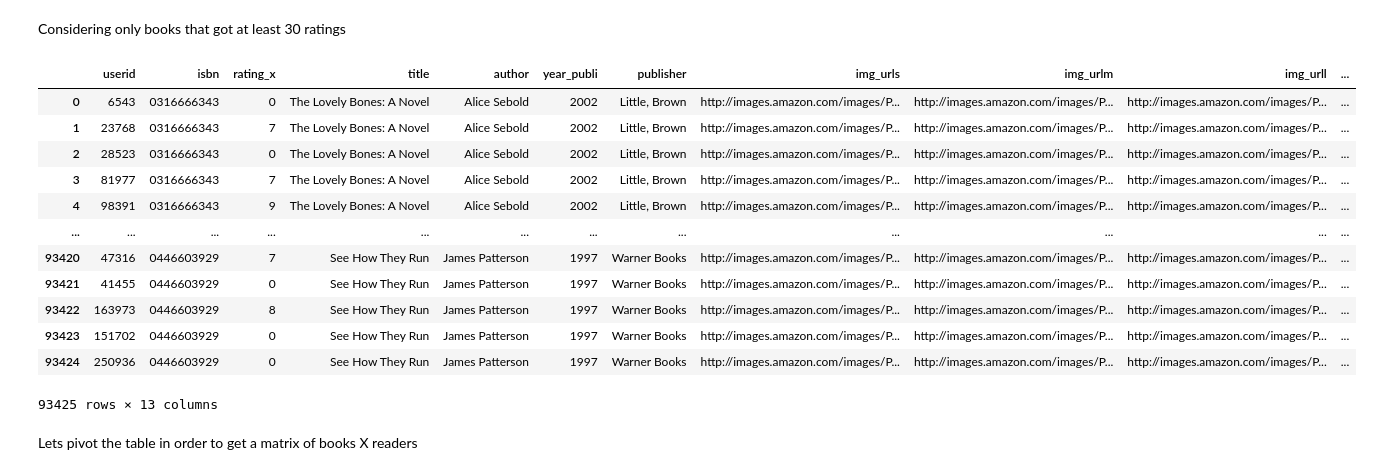
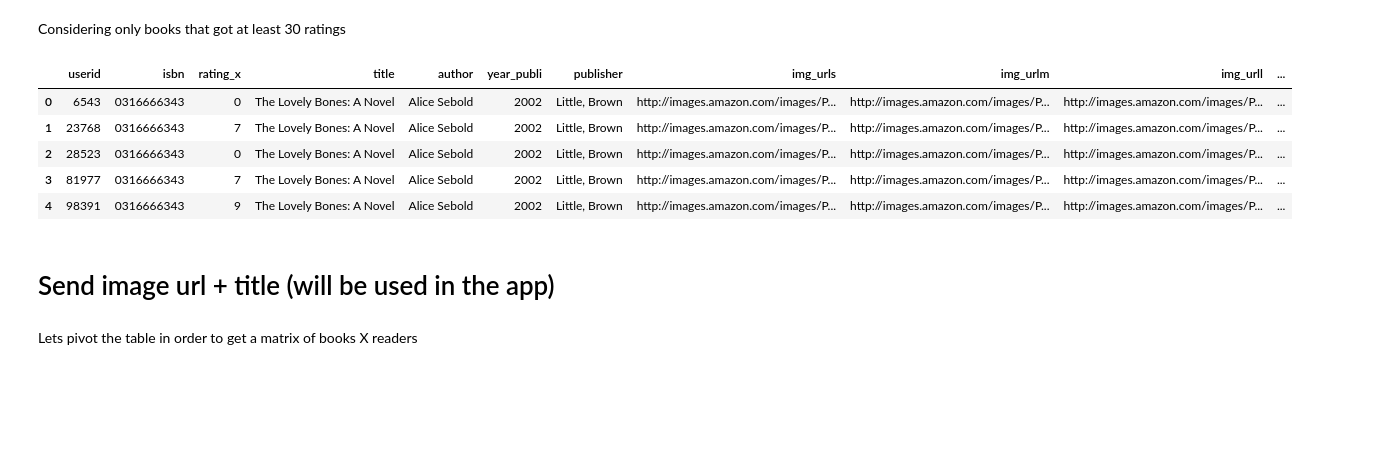
Before and after one commit to IanniMuliterno/rec_system, a Jupyter notebook: data_prep.ipynb, the cells around one changed output. Drawn from its saved outputs; the diff is of its cells as text; code cells hidden in the pictures; blank space fills up the shorter version.

```diff
--- a/data_prep.ipynb
+++ b/data_prep.ipynb
@@ -161,18 +162,13 @@ rating_count = rating_count[rating_count['rating'] >= 50]
 # %%
 books_final = books_final.merge(rating_count,on ='title')
 # %%
-books_final
+books_final.head()
 # %% [output]
 |  | userid | isbn | rating_x | title | author | year_publi | publisher | img_urls | img_urlm | img_urll | ... |
 | 0 | 6543 | 0316666343 | 0 | The Lovely Bones: A Novel | Alice Sebold | 2002 | Little, Brown | http://images.amazon.com/images/P... | http://images.amazon.com/images/P... | http://images.amazon.com/images/P... | ... |
 | 1 | 23768 | 0316666343 | 7 | The Lovely Bones: A Novel | Alice Sebold | 2002 | Little, Brown | http://images.amazon.com/images/P... | http://images.amazon.com/images/P... | http://images.amazon.com/images/P... | ... |
 | 2 | 28523 | 0316666343 | 0 | The Lovely Bones: A Novel | Alice Sebold | 2002 | Little, Brown | http://images.amazon.com/images/P... | http://images.amazon.com/images/P... | http://images.amazon.com/images/P... | ... |
 | 3 | 81977 | 0316666343 | 7 | The Lovely Bones: A Novel | Alice Sebold | 2002 | Little, Brown | http://images.amazon.com/images/P... | http://images.amazon.com/images/P... | http://images.amazon.com/images/P... | ... |
 | 4 | 98391 | 0316666343 | 9 | The Lovely Bones: A Novel | Alice Sebold | 2002 | Little, Brown | http://images.amazon.com/images/P... | http://images.amazon.com/images/P... | http://images.amazon.com/images/P... | ... |
-| ... | ... | ... | ... | ... | ... | ... | ... | ... | ... | ... | ... |
-| 93420 | 47316 | 0446603929 | 7 | See How They Run | James Patterson | 1997 | Warner Books | http://images.amazon.com/images/P... | http://images.amazon.com/images/P... | http://images.amazon.com/images/P... | ... |
-| 93421 | 41455 | 0446603929 | 0 | See How They Run | James Patterson | 1997 | Warner Books | http://images.amazon.com/images/P... | http://images.amazon.com/images/P... | http://images.amazon.com/images/P... | ... |
-| 93422 | 163973 | 0446603929 | 8 | See How They Run | James Patterson | 1997 | Warner Books | http://images.amazon.com/images/P... | http://images.amazon.com/images/P... | http://images.amazon.com/images/P... | ... |
-| 93423 | 151702 | 0446603929 | 0 | See How They Run | James Patterson | 1997 | Warner Books | http://images.amazon.com/images/P... | http://images.amazon.com/images/P... | http://images.amazon.com/images/P... | ... |
-| 93424 | 250936 | 0446603929 | 0 | See How They Run | James Patterson | 1997 | Warner Books | http://images.amazon.com/images/P... | http://images.amazon.com/images/P... | http://images.amazon.com/images/P... | ... |
-93425 rows × 13 columns
+# %% [markdown]
+# Send image url + title (will be used in the app)
```
Also changed, not shown: parts of 2 cells of this notebook, 1 other file.
